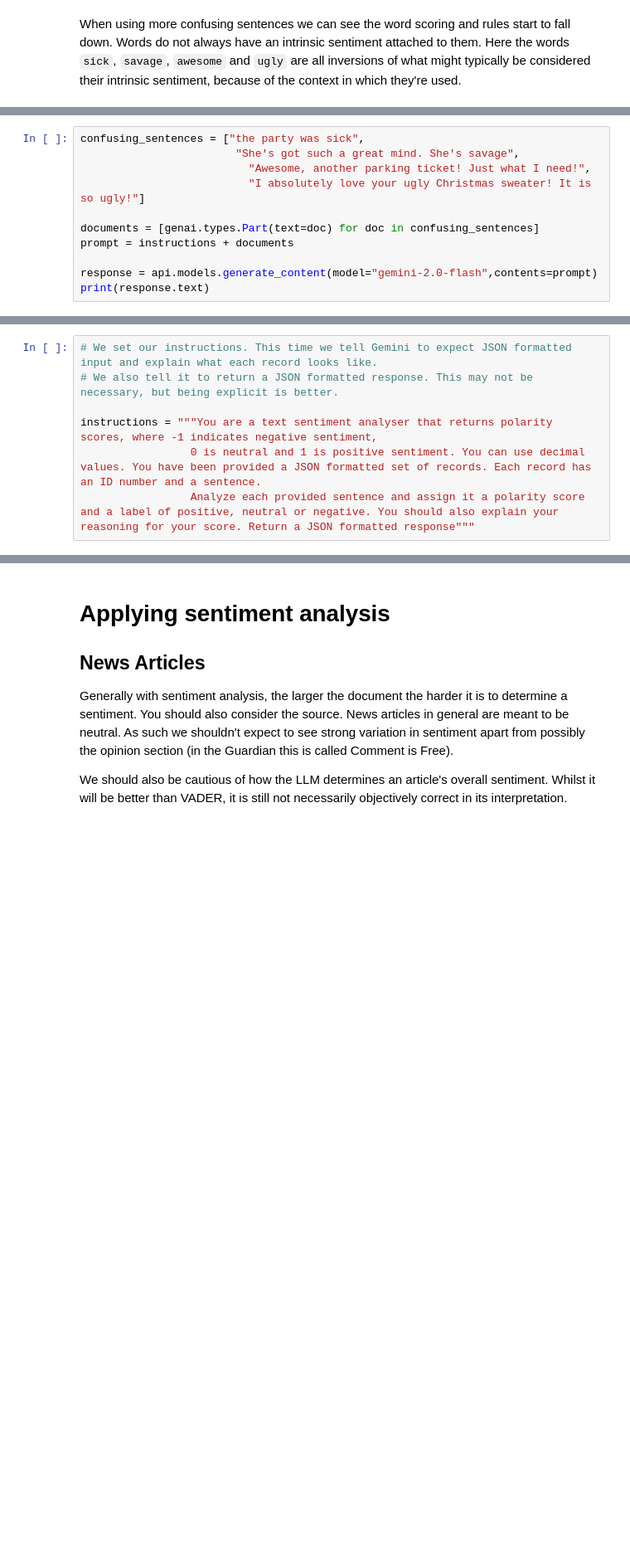
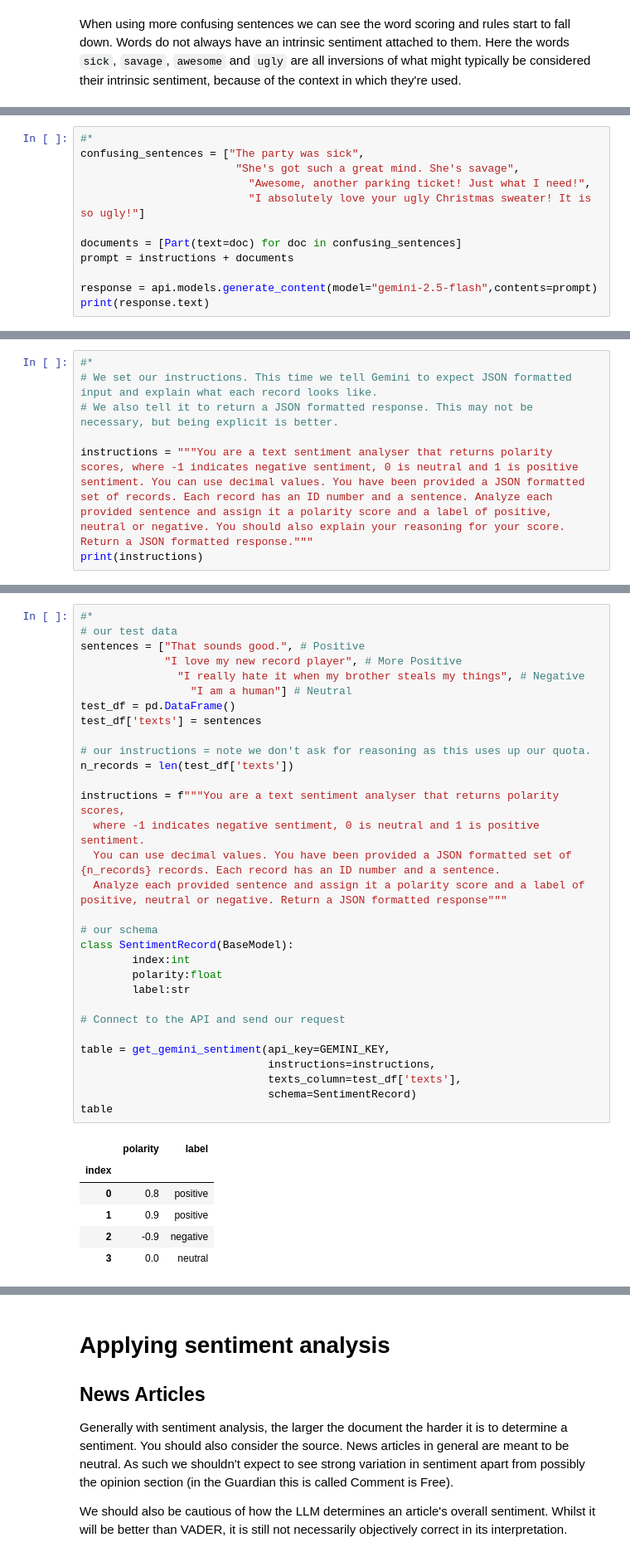
Before and after one commit to Minyall/sc290_materials, a Jupyter notebook: 5_sentiment/5_sentiment_analysis.ipynb, the cells around one changed output, grey strips where cells are left out. Shown at 83% size. Drawn from its saved outputs; the diff is of its cells as text; blank space fills up the shorter version.

```diff
--- a/5_sentiment/5_sentiment_analysis.ipynb
+++ b/5_sentiment/5_sentiment_analysis.ipynb
@@ -132,12 +186,13 @@ print(response.text)
 Let's try the more difficult sentences
 # %%
-confusing_sentences = ["the party was sick",
+#*
+confusing_sentences = ["The party was sick",
                         "She's got such a great mind. She's savage",
                           "Awesome, another parking ticket! Just what I need!",
                           "I absolutely love your ugly Christmas sweater! It is so ugly!"]
 
-documents = [genai.types.Part(text=doc) for doc in confusing_sentences]
+documents = [Part(text=doc) for doc in confusing_sentences]
 prompt = instructions + documents
 
-response = api.models.generate_content(model="gemini-2.0-flash",contents=prompt)
+response = api.models.generate_content(model="gemini-2.5-flash",contents=prompt)
 print(response.text)
@@ -163,7 +250,7 @@ data_json
 # %%
+#*
 # We set our instructions. This time we tell Gemini to expect JSON formatted input and explain what each record looks like.
 # We also tell it to return a JSON formatted response. This may not be necessary, but being explicit is better.
 
-instructions = """You are a text sentiment analyser that returns polarity scores, where -1 indicates negative sentiment,
-                 0 is neutral and 1 is positive sentiment. You can use decimal values. You have been provided a JSON formatted set of records. Each record has an ID number and a sentence.
-                 Analyze each provided sentence and assign it a polarity score and a label of positive, neutral or negative. You should also explain your reasoning for your score. Return a JSON formatted response"""
+instructions = """You are a text sentiment analyser that returns polarity scores, where -1 indicates negative sentiment, 0 is neutral and 1 is positive sentiment. You can use decimal values. You have been provided a JSON formatted set of records. Each record has an ID number and a sentence. Analyze each provided sentence and assign it a polarity score and a label of positive, neutral or negative. You should also explain your reasoning for your score. Return a JSON formatted response."""
+print(instructions)
@@ -289,0 +453,38 @@ table
+# %%
+#*
+# our test data
+sentences = ["That sounds good.", # Positive
+             "I love my new record player", # More Positive
+               "I really hate it when my brother steals my things", # Negative
+                 "I am a human"] # Neutral
+test_df = pd.DataFrame()
+test_df['texts'] = sentences
+
+# our instructions = note we don't ask for reasoning as this uses up our quota.
+n_records = len(test_df['texts'])
+
+instructions = f"""You are a text sentiment analyser that returns polarity scores,
+  where -1 indicates negative sentiment, 0 is neutral and 1 is positive sentiment.
+  You can use decimal values. You have been provided a JSON formatted set of {n_records} records. Each record has an ID number and a sentence.
+  Analyze each provided sentence and assign it a polarity score and a label of positive, neutral or negative. Return a JSON formatted response"""
+
+# our schema
+class SentimentRecord(BaseModel):
+        index:int
+        polarity:float
+        label:str
+
+# Connect to the API and send our request
+
+table = get_gemini_sentiment(api_key=GEMINI_KEY,
+                             instructions=instructions,
+                             texts_column=test_df['texts'],
+                             schema=SentimentRecord)
+table
+# %% [output]
+|  | polarity | label |
+| index |  |  |
+| 0 | 0.8 | positive |
+| 1 | 0.9 | positive |
+| 2 | -0.9 | negative |
+| 3 | 0.0 | neutral |
```
Also changed, not shown: parts of 37 cells of this notebook.
